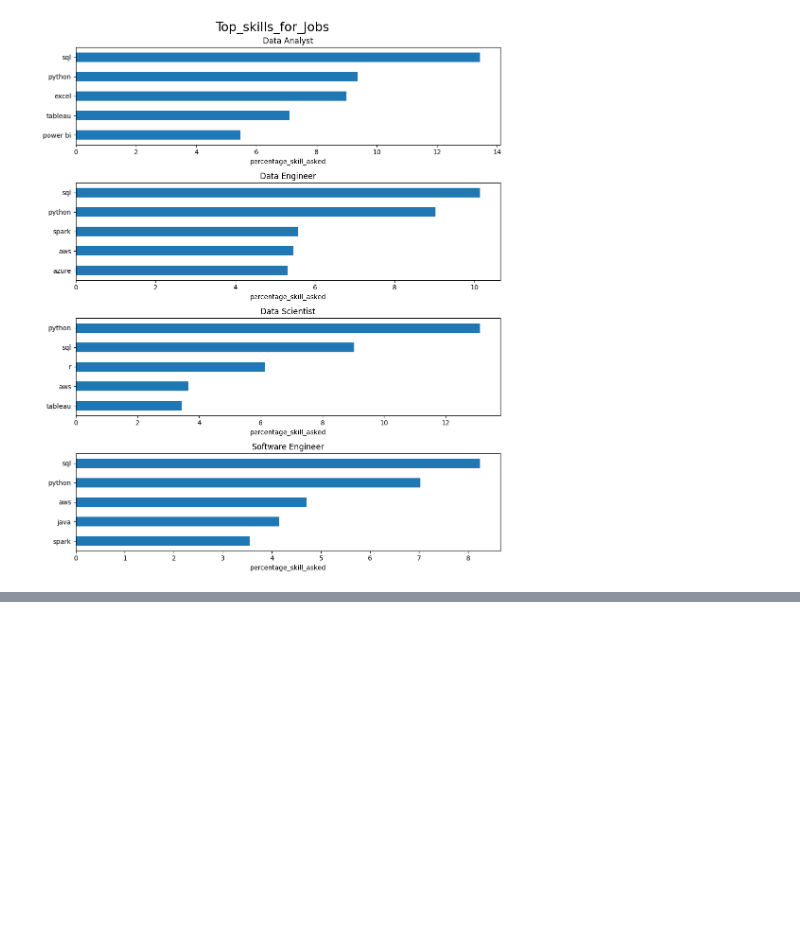
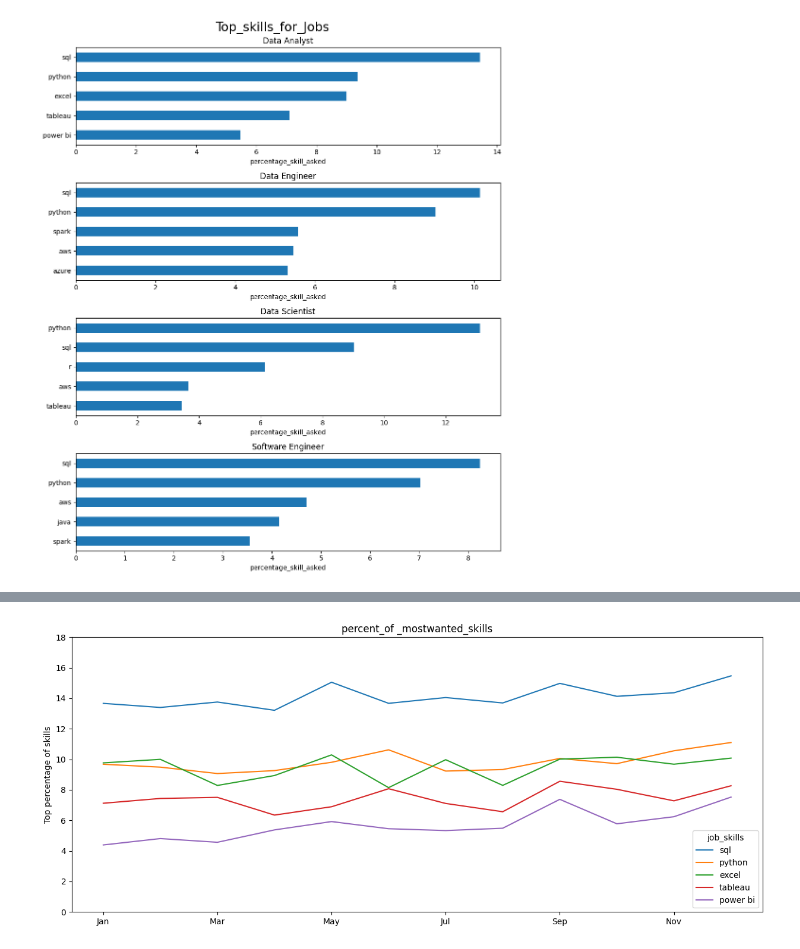
Before and after one commit to Mugundh97B/datajobs_da, a Jupyter notebook: pr1.ipynb, the cells around one changed output, grey strips where cells are left out. Cells and saved outputs as stored; diff of their text form; code cells hidden in the pictures; blank space fills up the shorter version.

Commit message:
added demanding skills in percent

```diff
--- a/pr1.ipynb
+++ b/pr1.ipynb
@@ -280,0 +301,3 @@ plt.show()
+# %%
+df_da_ind_exp = df_da_ind.explode('job_skills').copy()
+df_da_ind_exp.sample(3)
@@ -280,0 +309,8 @@ plt.show()
+# %%
+ind_da_piv = df_da_ind_exp.pivot_table(index=['job_month_num'], columns='job_skills',fill_value=0,aggfunc='size')
+ind_da_piv.loc['total']=ind_da_piv.sum()
+sorted_cols = ind_da_piv.loc['total'].sort_values(ascending=False).index
+ind_da_piv = ind_da_piv.reindex(columns=sorted_cols)
+ind_da_piv = ind_da_piv.iloc[:, :5]
+ind_da_piv = ind_da_piv.drop('total')
+ind_da_piv
@@ -280,0 +332,4 @@ plt.show()
+# %%
+total_skill_per_month = df_da_ind_exp.groupby(by='job_month_num')['job_skills'].count()
+# total_skill_per_month=total_skill_per_month.reset_index(name='skill_total')
+total_skill_per_month
@@ -280,0 +351,7 @@ plt.show()
+# %%
+percent_skills = ind_da_piv.div(total_skill_per_month/100,axis = 0)
+percent_skills = percent_skills.reset_index()
+percent_skills['job_month'] = pd.to_datetime(percent_skills['job_month_num'],format='%m').dt.strftime('%b')
+percent_skills.drop('job_month_num', axis = 1, inplace = True)
+percent_skills.set_index(keys='job_month', inplace =True)
+percent_skills
@@ -280,0 +373,10 @@ plt.show()
+# %%
+percent_skills.plot(kind='line', figsize=(15,6))
+plt.title('percent_of _mostwanted_skills')
+plt.ylim(0,18)
+plt.xlabel('')
+plt.ylabel('Top percentage of skills')
+plt.savefig('Charts/most_wanted_skill_percent.png', dpi=300, bbox_inches = 'tight')
+plt.show()
+# %% [output]
+[figure, added]
```
Also changed, not shown: parts of 5 cells of this notebook, 2 other files.
